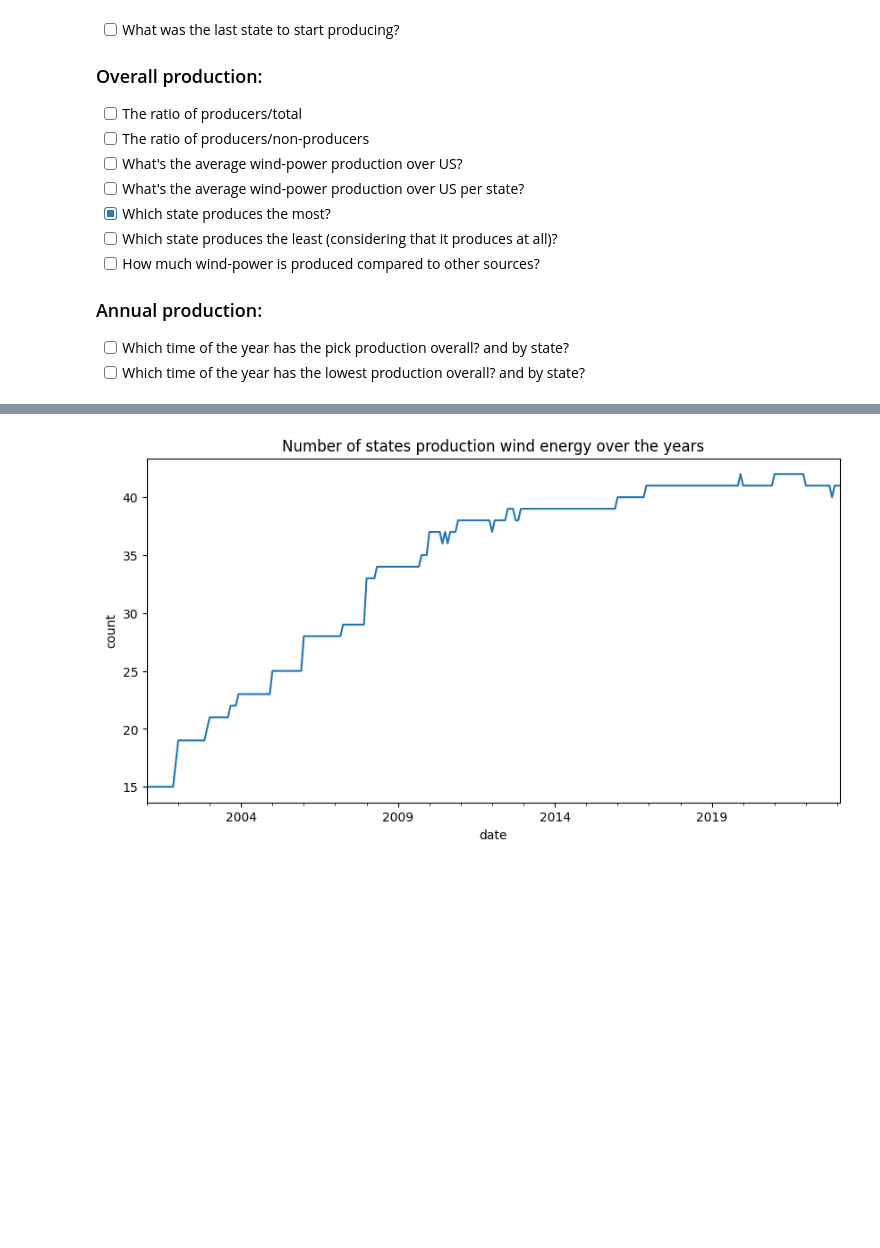
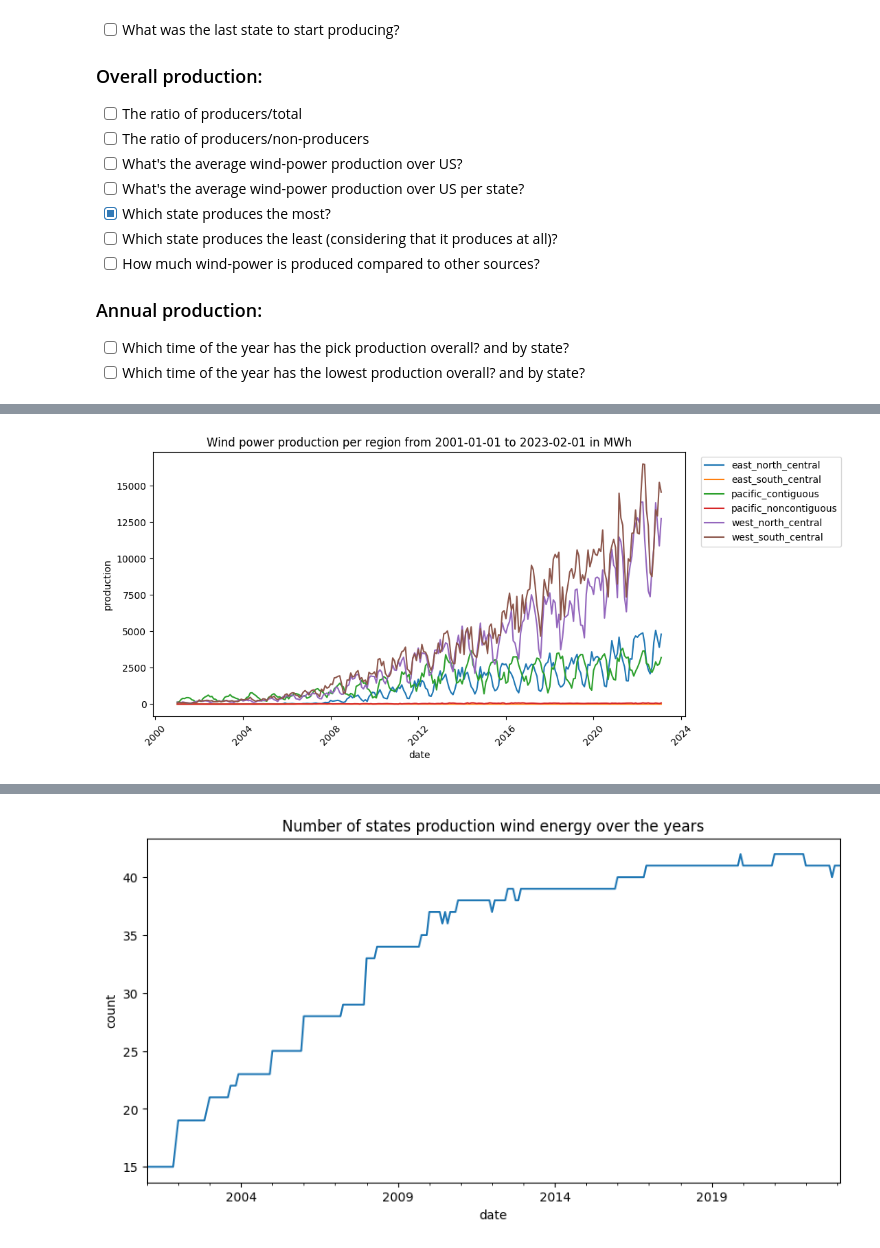
Before and after one commit to abasilio91/DS-wind_production_US, a Jupyter notebook: wind-power-production-statistical-study.ipynb, the cells around one changed output, grey strips where cells are left out. Saved outputs shown, nothing was run; the diff lists cells and outputs as text; code cells hidden in the pictures; blank space fills up the shorter version.

```diff
--- a/wind-power-production-statistical-study.ipynb
+++ b/wind-power-production-statistical-study.ipynb
@@ -285,15 +285,34 @@ us_states = [
 'wyoming',
 ]
 
+aggregates = [
+ 'east_north_central',
+ 'east_south_central',
+ 'pacific_contiguous',
+ 'pacific_noncontiguous',
+ 'west_north_central',
+ 'west_south_central',
+ 'united_states',
+]
+
 df_others = df_withna[['date']].copy()
 df_wind = df_withna[['date']].copy()
+df_agg_others = df_withna[['date']].copy()
+df_agg_wind = df_withna[['date']].copy()
 
 for item in us_states:
     df_others[item] = df_withna[f'other_{item}']
     df_wind[item] = df_withna[f'wind_{item}']
 
+for item in aggregates:
+    df_agg_others[item] = df_withna[f'other_{item}']
+    df_agg_wind[item] = df_withna[f'wind_{item}']
+
+
 print(f'others: {df_others.shape}')
 print(f'wind: {df_wind.shape}')
+print(f'others_agg: {df_agg_others.shape}')
+print(f'wind_agg: {df_agg_wind.shape}')
 # %% [output]
 others: (266, 52)
 wind: (266, 52)
@@ -381,0 +423,14 @@ This already answer two questions: who produces wind power today and who has the
+# %%
+plt.subplots(figsize=(10,5))
+
+sns.lineplot(data=df_agg_wind.fillna(0.0).query('region != "united_states"'),
+            x='date',
+            y='production',
+            hue='region',
+            )
+
+plt.xticks(rotation=45)
+plt.title(f'Wind power production per region from {oldest_entry.date()} to {most_recent_entry.date()} in MWh');
+plt.legend(bbox_to_anchor=(1.02,1));
+# %% [output]
+[figure, added]
```
Also changed, not shown: parts of 13 cells of this notebook, 3 other files.
